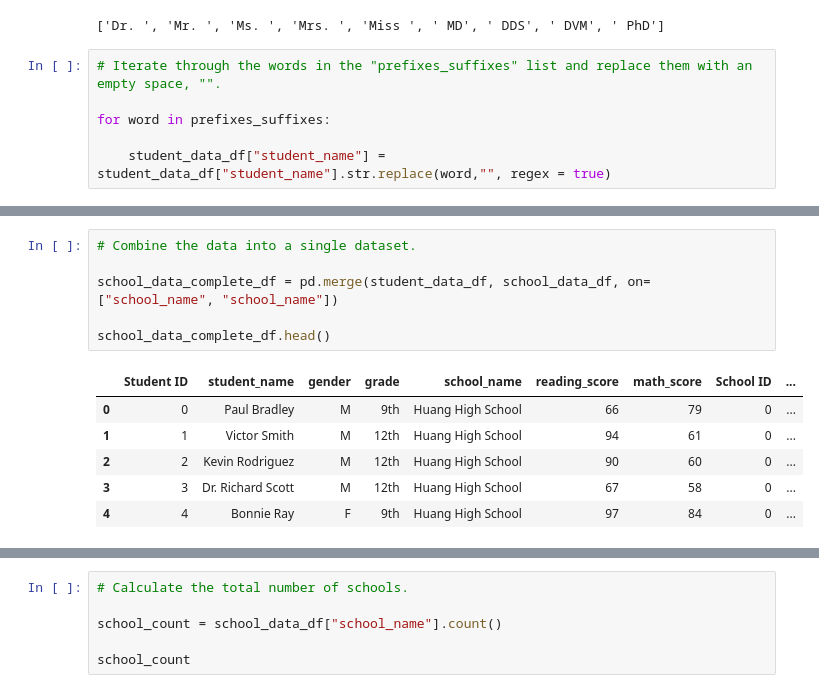
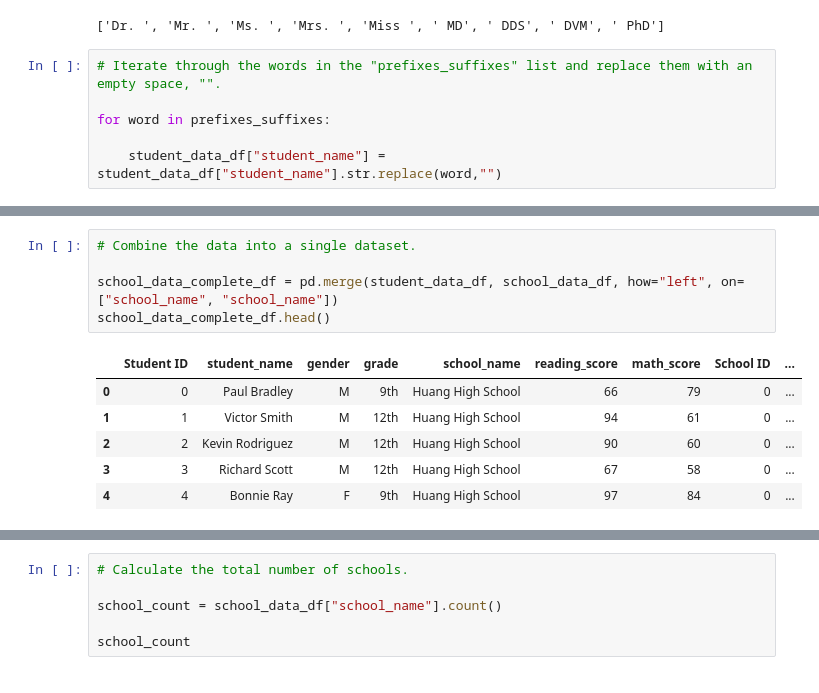
Before and after one commit to lem1123/School_District_Analysis, a Jupyter notebook: PyCitySchools.ipynb, the cells around one changed output, grey strips where cells are left out. Cells and saved outputs as stored; diff of their text form.

```diff
--- a/PyCitySchools.ipynb
+++ b/PyCitySchools.ipynb
@@ -192,4 +192,4 @@ prefixes_suffixes
 
 for word in prefixes_suffixes:
 
-    student_data_df["student_name"] = student_data_df["student_name"].str.replace(word,"", regex = true)
+    student_data_df["student_name"] = student_data_df["student_name"].str.replace(word,"")
@@ -200,13 +210,12 @@ student_data_df.head(10)
 # %%
 # Combine the data into a single dataset.
 
-school_data_complete_df = pd.merge(student_data_df, school_data_df, on=["school_name", "school_name"])
-
+school_data_complete_df = pd.merge(student_data_df, school_data_df, how="left", on=["school_name", "school_name"])
 school_data_complete_df.head()
 # %% [output]
 |  | Student ID | student_name | gender | grade | school_name | reading_score | math_score | School ID | ... |
 | 0 | 0 | Paul Bradley | M | 9th | Huang High School | 66 | 79 | 0 | ... |
 | 1 | 1 | Victor Smith | M | 12th | Huang High School | 94 | 61 | 0 | ... |
 | 2 | 2 | Kevin Rodriguez | M | 12th | Huang High School | 90 | 60 | 0 | ... |
-| 3 | 3 | Dr. Richard Scott | M | 12th | Huang High School | 67 | 58 | 0 | ... |
+| 3 | 3 | Richard Scott | M | 12th | Huang High School | 67 | 58 | 0 | ... |
 | 4 | 4 | Bonnie Ray | F | 9th | Huang High School | 97 | 84 | 0 | ... |
```
Also changed, not shown: parts of 60 cells of this notebook, 10 other files.
